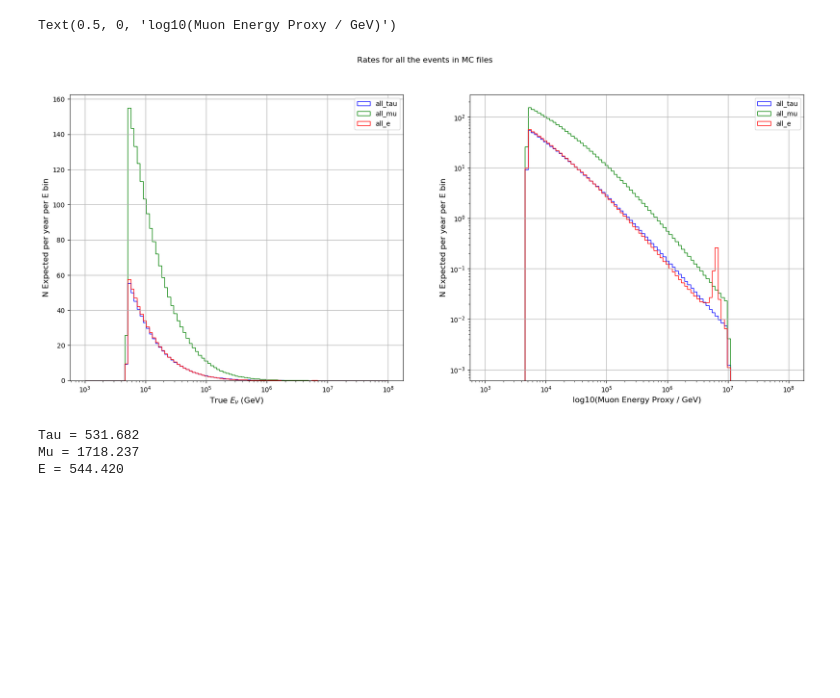
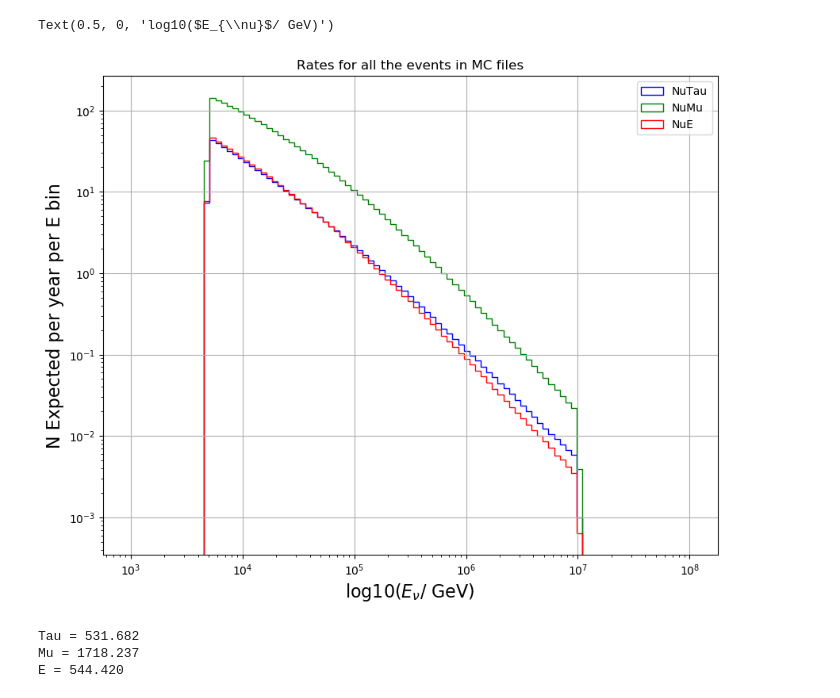
Before and after one commit to dpankova/DoublePulse, a Jupyter notebook: notebooks/NewFormat/NewFormat_plot_checks-weights_CC_NC_GR.ipynb, the cells around one changed output. Drawn from its saved outputs; the diff is of its cells as text; code cells hidden in the pictures; blank space fills up the shorter version.

```diff
--- a/notebooks/NewFormat/NewFormat_plot_checks-weights_CC_NC_GR.ipynb
+++ b/notebooks/NewFormat/NewFormat_plot_checks-weights_CC_NC_GR.ipynb
@@ -9,35 +9,35 @@ weights_t = np.load('/fastio2/dasha/double_pulse/weights_NuTau.npy', mmap_mode='
 weights_m = np.load('/fastio2/dasha/double_pulse/weights_NuMu.npy', mmap_mode='r')
 weights_e = np.load('/fastio2/dasha/double_pulse/weights_NuE.npy', mmap_mode='r')
 # %%
-fig = plt.figure(dpi=100, figsize=(20,8))
-fig.suptitle('Rates for all the events in MC files')
+fig = plt.figure(dpi=100, figsize=(10,8))
+plt.title('Rates for all the events in MC files')
 
-ax=fig.add_subplot(121)
+# ax=fig.add_subplot(121)
 bins = np.logspace(3, 8, 100)
-plt.hist((weights_t['weight']['PrimaryNeutrinoEnergy']), bins=bins,weights=w_weights_t*livetime, histtype='step', color = 'b', label = "all_tau")
-plt.hist((weights_m['weight']['PrimaryNeutrinoEnergy']), bins=bins,weights=w_weights_m*livetime, histtype='step', color = 'g', label = "all_mu")
-plt.hist((weights_e['weight']['PrimaryNeutrinoEnergy']), bins=bins,weights=w_weights_e*livetime, histtype='step', color = 'r', label = "all_e")
-plt.legend()
+# plt.hist((weights_t['weight']['PrimaryNeutrinoEnergy']), bins=bins,weights=w_weights_t*livetime, histtype='step', color = 'b', label = "all_tau")
+# plt.hist((weights_m['weight']['PrimaryNeutrinoEnergy']), bins=bins,weights=w_weights_m*livetime, histtype='step', color = 'g', label = "all_mu")
+# plt.hist((weights_e['weight']['PrimaryNeutrinoEnergy']), bins=bins,weights=w_weights_e*livetime, histtype='step', color = 'r', label = "all_e")
+# plt.legend()
 
-plt.grid(True)
-plt.xscale('log')
-plt.ylabel('N Expected per year per E bin', size=12)
-plt.xlabel(r'True $E_{\nu}$ (GeV)', size=12)
+# plt.grid(True)
+# plt.xscale('log')
+# plt.ylabel('#Events expected per year, per E bin', size=12)
+# plt.xlabel(r'True $E_{\nu}$ (GeV)', size=12)
 
-ax=fig.add_subplot(122)
+ax=fig.add_subplot(111)
 #bins = np.linspace(1, 8, 5*7+1)
-plt.hist((weights_t['weight']['PrimaryNeutrinoEnergy']), bins=bins,weights=w_weights_t*livetime, histtype='step', color = 'b', label = "all_tau")
-plt.hist((weights_m['weight']['PrimaryNeutrinoEnergy']), bins=bins,weights=w_weights_m*livetime, histtype='step', color = 'g', label = "all_mu")
-plt.hist((weights_e['weight']['PrimaryNeutrinoEnergy']), bins=bins,weights=w_weights_e*livetime, histtype='step', color = 'r', label = "all_e")
+plt.hist((weights_t['weight']['PrimaryNeutrinoEnergy'][mask_t]), bins=bins,weights=w_weights_t[mask_t]*livetime, histtype='step', color = 'b', label = "NuTau")
+plt.hist((weights_m['weight']['PrimaryNeutrinoEnergy'][mask_m]), bins=bins,weights=w_weights_m[mask_m]*livetime, histtype='step', color = 'g', label = "NuMu")
+plt.hist((weights_e['weight']['PrimaryNeutrinoEnergy'][mask_e]), bins=bins,weights=w_weights_e[mask_e]*livetime, histtype='step', color = 'r', label = "NuE")
 plt.legend()
 plt.grid(True)
 plt.yscale('log')
 plt.xscale('log')
-plt.ylabel('N Expected per year per E bin', size=12)
-plt.xlabel('log10(Muon Energy Proxy / GeV)', size=12)
+plt.ylabel('N Expected per year per E bin', size=16)
+plt.xlabel(r'log10($E_{\nu}$/ GeV)', size=16)
 # %% [output]
-Text(0.5, 0, 'log10(Muon Energy Proxy / GeV)')
+Text(0.5, 0, 'log10($E_{\\nu}$/ GeV)')
-[figure, old version]
+[figure, new version]
 # %%
 NFiles_all = 12000
 NFiles_cut = 4000
```
Also changed, not shown: parts of 14 cells of this notebook, 33 other files.
